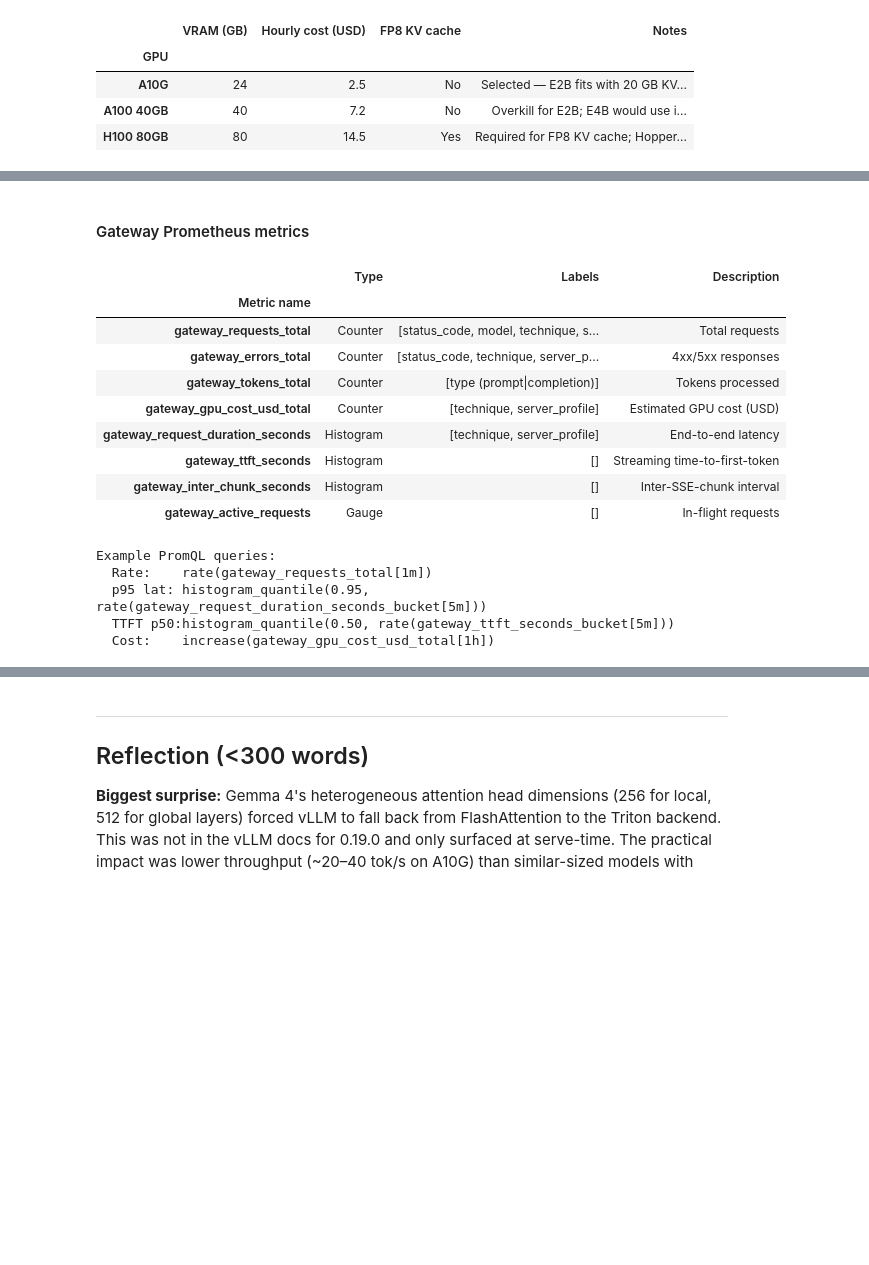
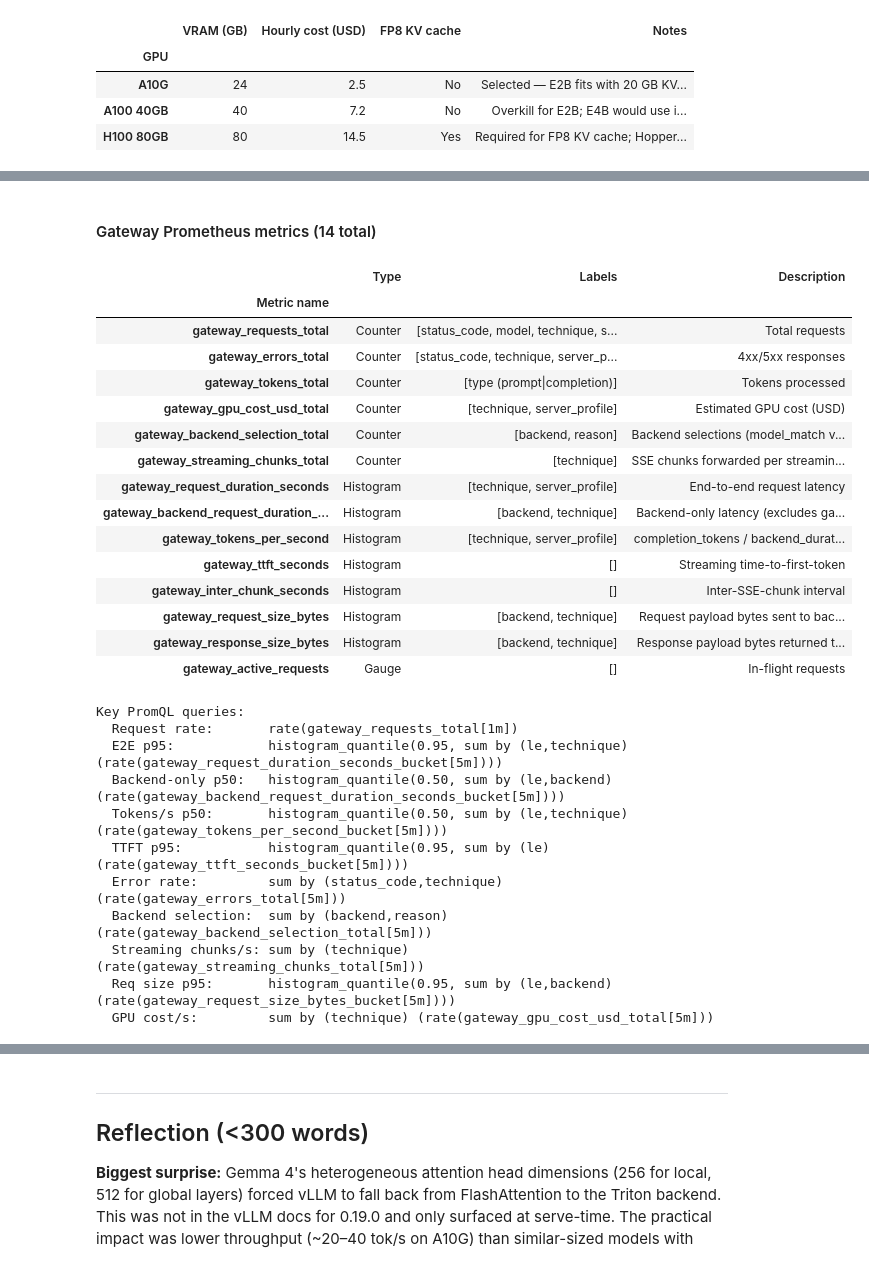
Before and after one commit to IngoTB303/inference-gateway, a Jupyter notebook: submission.ipynb, the cells around one changed output, grey strips where cells are left out. Cells and saved outputs as stored; diff of their text form; code cells hidden in the pictures; blank space fills up the shorter version.

```diff
--- a/submission.ipynb
+++ b/submission.ipynb
@@ -394,42 +399,66 @@ Jaeger at `http://localhost:16686` captures distributed traces when `OTEL_TRACES
 # %%
 # ── Gateway metric names (from gateway/prom_metrics.py) ───────────────────────
 metrics = [
-    ("gateway_requests_total",          "Counter",   ["status_code", "model", "technique", "server_profile"],  "Total requests"),
-    ("gateway_errors_total",            "Counter",   ["status_code", "technique", "server_profile"],           "4xx/5xx responses"),
-    ("gateway_tokens_total",            "Counter",   ["type (prompt|completion)"],                            "Tokens processed"),
-    ("gateway_gpu_cost_usd_total",      "Counter",   ["technique", "server_profile"],                         "Estimated GPU cost (USD)"),
-    ("gateway_request_duration_seconds","Histogram", ["technique", "server_profile"],                         "End-to-end latency"),
-    ("gateway_ttft_seconds",            "Histogram", [],                                                      "Streaming time-to-first-token"),
-    ("gateway_inter_chunk_seconds",     "Histogram", [],                                                      "Inter-SSE-chunk interval"),
-    ("gateway_active_requests",         "Gauge",     [],                                                      "In-flight requests"),
+    ("gateway_requests_total",                    "Counter",   ["status_code", "model", "technique", "server_profile"],  "Total requests"),
+    ("gateway_errors_total",                      "Counter",   ["status_code", "technique", "server_profile"],           "4xx/5xx responses"),
+    ("gateway_tokens_total",                      "Counter",   ["type (prompt|completion)"],                             "Tokens processed"),
+    ("gateway_gpu_cost_usd_total",                "Counter",   ["technique", "server_profile"],                          "Estimated GPU cost (USD)"),
+    ("gateway_backend_selection_total",           "Counter",   ["backend", "reason"],                                    "Backend selections (model_match vs default_fallback)"),
+    ("gateway_streaming_chunks_total",            "Counter",   ["technique"],                                            "SSE chunks forwarded per streaming request"),
+    ("gateway_request_duration_seconds",          "Histogram", ["technique", "server_profile"],                          "End-to-end request latency"),
+    ("gateway_backend_request_duration_seconds",  "Histogram", ["backend", "technique"],                                 "Backend-only latency (excludes gateway overhead)"),
+    ("gateway_tokens_per_second",                 "Histogram", ["technique", "server_profile"],                          "completion_tokens / backend_duration_s per request"),
+    ("gateway_ttft_seconds",                      "Histogram", [],                                                       "Streaming time-to-first-token"),
+    ("gateway_inter_chunk_seconds",               "Histogram", [],                                                       "Inter-SSE-chunk interval"),
+    ("gateway_request_size_bytes",                "Histogram", ["backend", "technique"],                                 "Request payload bytes sent to backend"),
+    ("gateway_response_size_bytes",               "Histogram", ["backend", "technique"],                                 "Response payload bytes returned to client"),
+    ("gateway_active_requests",                   "Gauge",     [],                                                       "In-flight requests"),
 ]
 
 metrics_df = pd.DataFrame(metrics, columns=["Metric name", "Type", "Labels", "Description"])
-display(HTML("<h4>Gateway Prometheus metrics</h4>"))
+display(HTML("<h4>Gateway Prometheus metrics (14 total)</h4>"))
 display(metrics_df.set_index("Metric name"))
 
-print("\nExample PromQL queries:")
-print('  Rate:    rate(gateway_requests_total[1m])')
-print('  p95 lat: histogram_quantile(0.95, rate(gateway_request_duration_seconds_bucket[5m]))')
-print('  TTFT p50:histogram_quantile(0.50, rate(gateway_ttft_seconds_bucket[5m]))')
-print('  Cost:    increase(gateway_gpu_cost_usd_total[1h])')
+print("\nKey PromQL queries:")
+print("  Request rate:       rate(gateway_requests_total[1m])")
+print("  E2E p95:            histogram_quantile(0.95, sum by (le,technique) (rate(gateway_request_duration_seconds_bucket[5m])))")
+print("  Backend-only p50:   histogram_quantile(0.50, sum by (le,backend) (rate(gateway_backend_request_duration_seconds_bucket[5m])))")
+print("  Tokens/s p50:       histogram_quantile(0.50, sum by (le,technique) (rate(gateway_tokens_per_second_bucket[5m])))")
+print("  TTFT p95:           histogram_quantile(0.95, sum by (le) (rate(gateway_ttft_seconds_bucket[5m])))")
+print("  Error rate:         sum by (status_code,technique) (rate(gateway_errors_total[5m]))")
+print("  Backend selection:  sum by (backend,reason) (rate(gateway_backend_selection_total[5m]))")
+print("  Streaming chunks/s: sum by (technique) (rate(gateway_streaming_chunks_total[5m]))")
+print("  Req size p95:       histogram_quantile(0.95, sum by (le,backend) (rate(gateway_request_size_bytes_bucket[5m])))")
+print("  GPU cost/s:         sum by (technique) (rate(gateway_gpu_cost_usd_total[5m]))")
 # %% [output]
-Gateway Prometheus metrics
+Gateway Prometheus metrics (14 total)
 |  | Type | Labels | Description |
 | Metric name |  |  |  |
 | gateway_requests_total | Counter | [status_code, model, technique, s... | Total requests |
 | gateway_errors_total | Counter | [status_code, technique, server_p... | 4xx/5xx responses |
 | gateway_tokens_total | Counter | [type (prompt|completion)] | Tokens processed |
 | gateway_gpu_cost_usd_total | Counter | [technique, server_profile] | Estimated GPU cost (USD) |
-| gateway_request_duration_seconds | Histogram | [technique, server_profile] | End-to-end latency |
+| gateway_backend_selection_total | Counter | [backend, reason] | Backend selections (model_match v... |
+| gateway_streaming_chunks_total | Counter | [technique] | SSE chunks forwarded per streamin... |
+| gateway_request_duration_seconds | Histogram | [technique, server_profile] | End-to-end request latency |
+| gateway_backend_request_duration_... | Histogram | [backend, technique] | Backend-only latency (excludes ga... |
+| gateway_tokens_per_second | Histogram | [technique, server_profile] | completion_tokens / backend_durat... |
 | gateway_ttft_seconds | Histogram | [] | Streaming time-to-first-token |
 | gateway_inter_chunk_seconds | Histogram | [] | Inter-SSE-chunk interval |
+| gateway_request_size_bytes | Histogram | [backend, technique] | Request payload bytes sent to bac... |
+| gateway_response_size_bytes | Histogram | [backend, technique] | Response payload bytes returned t... |
 | gateway_active_requests | Gauge | [] | In-flight requests |
-Example PromQL queries:
-  Rate:    rate(gateway_requests_total[1m])
-  p95 lat: histogram_quantile(0.95, rate(gateway_request_duration_seconds_bucket[5m]))
-  TTFT p50:histogram_quantile(0.50, rate(gateway_ttft_seconds_bucket[5m]))
-  Cost:    increase(gateway_gpu_cost_usd_total[1h])
+Key PromQL queries:
+  Request rate:       rate(gateway_requests_total[1m])
+  E2E p95:            histogram_quantile(0.95, sum by (le,technique) (rate(gateway_request_duration_seconds_bucket[5m])))
+  Backend-only p50:   histogram_quantile(0.50, sum by (le,backend) (rate(gateway_backend_request_duration_seconds_bucket[5m])))
+  Tokens/s p50:       histogram_quantile(0.50, sum by (le,technique) (rate(gateway_tokens_per_second_bucket[5m])))
+  TTFT p95:           histogram_quantile(0.95, sum by (le) (rate(gateway_ttft_seconds_bucket[5m])))
+  Error rate:         sum by (status_code,technique) (rate(gateway_errors_total[5m]))
+  Backend selection:  sum by (backend,reason) (rate(gateway_backend_selection_total[5m]))
+  Streaming chunks/s: sum by (technique) (rate(gateway_streaming_chunks_total[5m]))
+  Req size p95:       histogram_quantile(0.95, sum by (le,backend) (rate(gateway_request_size_bytes_bucket[5m])))
+  GPU cost/s:         sum by (technique) (rate(gateway_gpu_cost_usd_total[5m]))
 # %% [markdown]
 ### 5.2 Dashboard Screenshots
 
```
Also changed, not shown: parts of 7 cells of this notebook, 7 other files.
